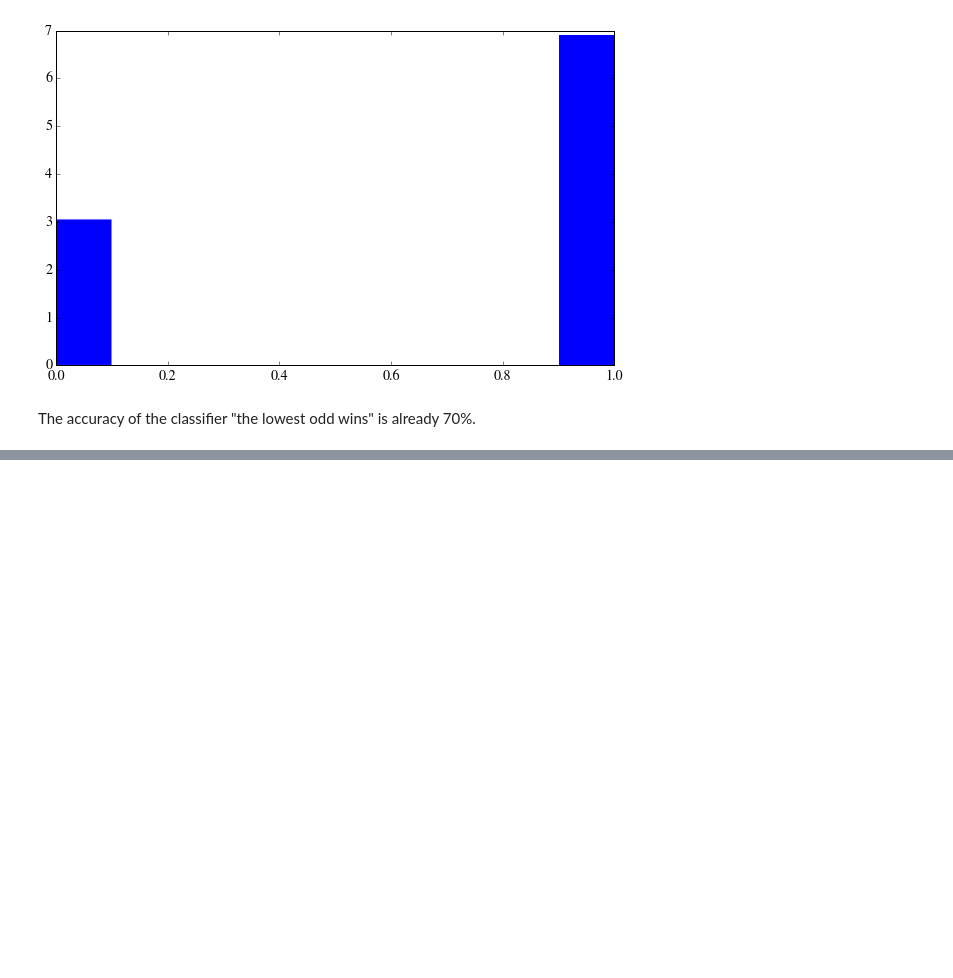
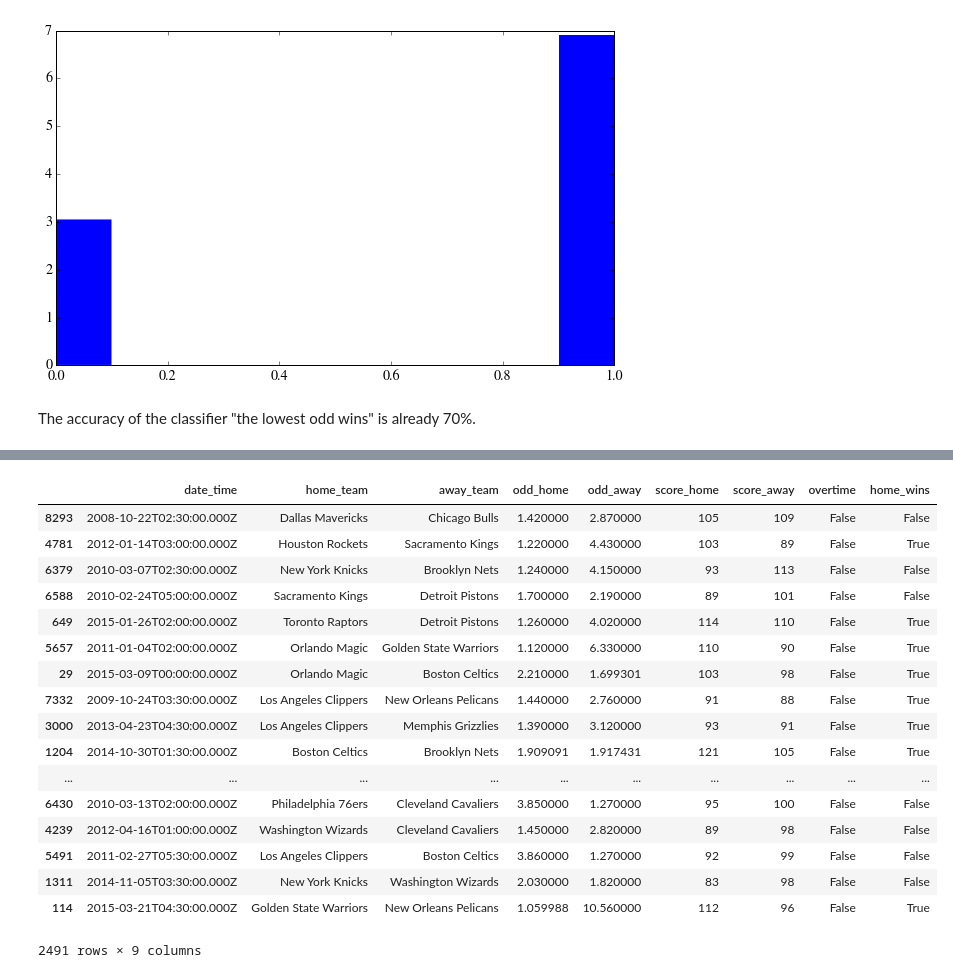
Before and after one commit to louisguitton/nba-predict, a Jupyter notebook: analysis/games-analysis.ipynb, the cells around one changed output, grey strips where cells are left out. Cells and saved outputs as stored; diff of their text form; code cells hidden in the pictures; blank space fills up the shorter version.

Commit message:
analysis/preparing training and testing set

```diff
--- a/analysis/games-analysis.ipynb
+++ b/analysis/games-analysis.ipynb
@@ -266,0 +311,26 @@ plt.hist(surprise["odd_home"], normed=True);
+# %%
+X = X.reindex(np.random.permutation(X.index))
+m = np.ceil(len(X)*0.7)
+X_train = X.iloc[0:m]
+X_test = X.iloc[m:len(X)]
+# %%
+X_test
+# %% [output]
+|  | date_time | home_team | away_team | odd_home | odd_away | score_home | score_away | overtime | home_wins |
+| 8293 | 2008-10-22T02:30:00.000Z | Dallas Mavericks | Chicago Bulls | 1.420000 | 2.870000 | 105 | 109 | False | False |
+| 4781 | 2012-01-14T03:00:00.000Z | Houston Rockets | Sacramento Kings | 1.220000 | 4.430000 | 103 | 89 | False | True |
+| 6379 | 2010-03-07T02:30:00.000Z | New York Knicks | Brooklyn Nets | 1.240000 | 4.150000 | 93 | 113 | False | False |
+| 6588 | 2010-02-24T05:00:00.000Z | Sacramento Kings | Detroit Pistons | 1.700000 | 2.190000 | 89 | 101 | False | False |
+| 649 | 2015-01-26T02:00:00.000Z | Toronto Raptors | Detroit Pistons | 1.260000 | 4.020000 | 114 | 110 | False | True |
+| 5657 | 2011-01-04T02:00:00.000Z | Orlando Magic | Golden State Warriors | 1.120000 | 6.330000 | 110 | 90 | False | True |
+| 29 | 2015-03-09T00:00:00.000Z | Orlando Magic | Boston Celtics | 2.210000 | 1.699301 | 103 | 98 | False | True |
+| 7332 | 2009-10-24T03:30:00.000Z | Los Angeles Clippers | New Orleans Pelicans | 1.440000 | 2.760000 | 91 | 88 | False | True |
+| 3000 | 2013-04-23T04:30:00.000Z | Los Angeles Clippers | Memphis Grizzlies | 1.390000 | 3.120000 | 93 | 91 | False | True |
+| 1204 | 2014-10-30T01:30:00.000Z | Boston Celtics | Brooklyn Nets | 1.909091 | 1.917431 | 121 | 105 | False | True |
+| ... | ... | ... | ... | ... | ... | ... | ... | ... | ... |
+| 6430 | 2010-03-13T02:00:00.000Z | Philadelphia 76ers | Cleveland Cavaliers | 3.850000 | 1.270000 | 95 | 100 | False | False |
+| 4239 | 2012-04-16T01:00:00.000Z | Washington Wizards | Cleveland Cavaliers | 1.450000 | 2.820000 | 89 | 98 | False | False |
+| 5491 | 2011-02-27T05:30:00.000Z | Los Angeles Clippers | Boston Celtics | 3.860000 | 1.270000 | 92 | 99 | False | False |
+| 1311 | 2014-11-05T03:30:00.000Z | New York Knicks | Washington Wizards | 2.030000 | 1.820000 | 83 | 98 | False | False |
+| 114 | 2015-03-21T04:30:00.000Z | Golden State Warriors | New Orleans Pelicans | 1.059988 | 10.560000 | 112 | 96 | False | True |
+2491 rows × 9 columns
```
Also changed, not shown: parts of 6 cells of this notebook.
